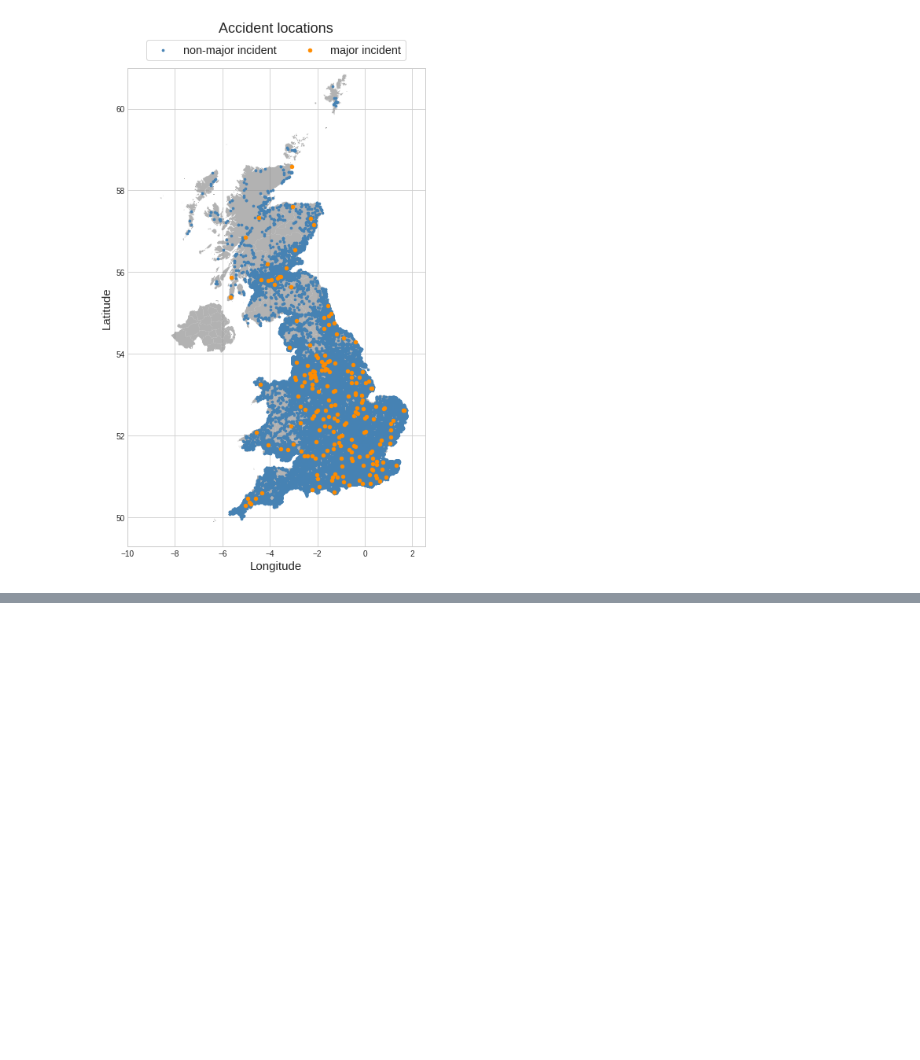
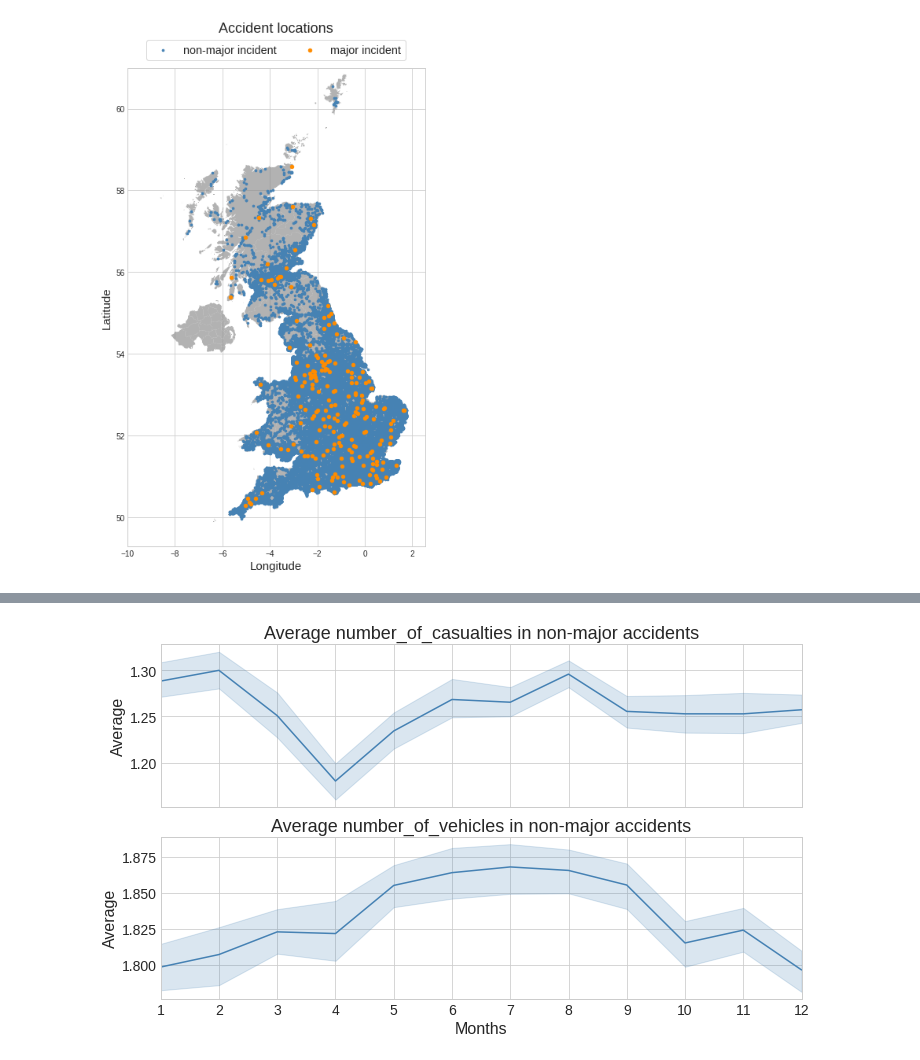
Before and after one commit to SirTee12/Hidden-Killer-on-the-road-Analysis-, a Jupyter notebook: Hidden_killer_on_the_road_analysis.ipynb, the cells around one changed output, grey strips where cells are left out. Cells and saved outputs as stored; diff of their text form; code cells hidden in the pictures; blank space fills up the shorter version.

```diff
--- a/Hidden_killer_on_the_road_analysis.ipynb
+++ b/Hidden_killer_on_the_road_analysis.ipynb
@@ -578,0 +621,9 @@ plot_map(r'drive/MyDrive/Uk_accident_analysis/UK-accident-analysis/GBR_adm2.shp'
+# %%
+# plot average casualties and average vehicles per month
+# involved in the non-major accidents
+fig, ax = plt.subplots(2,1, figsize = (10,6), sharex = True)
+
+plot_monthly_avg(minor_incident, 'number_of_casualties', 'non-major', ax[0])
+plot_monthly_avg(minor_incident, 'number_of_vehicles', 'non-major', ax[1])
+# %% [output]
+[figure, added]
```
Also changed, not shown: parts of 4 cells of this notebook.
